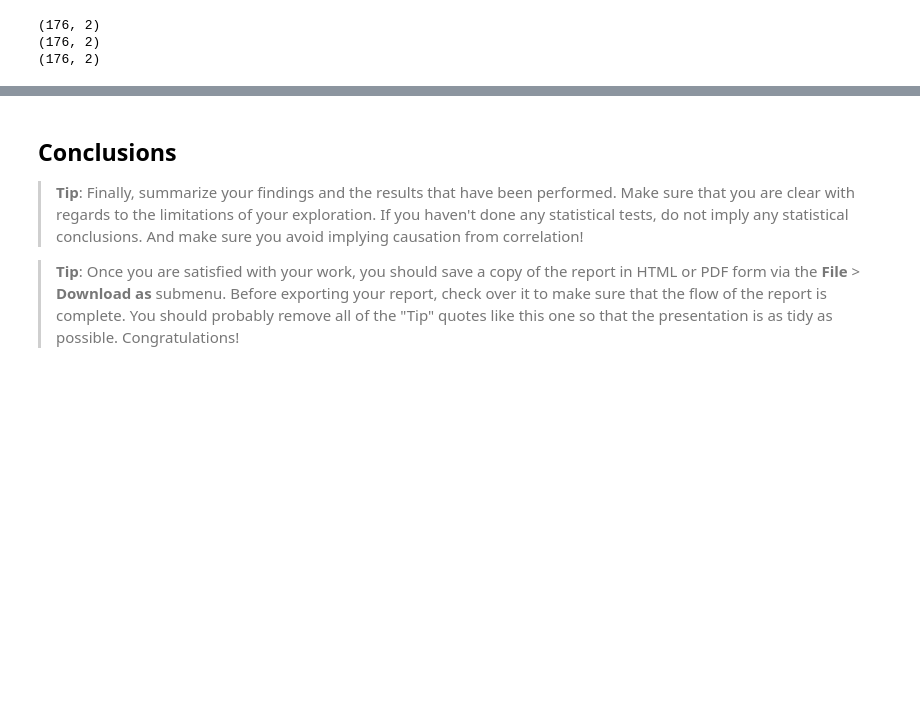
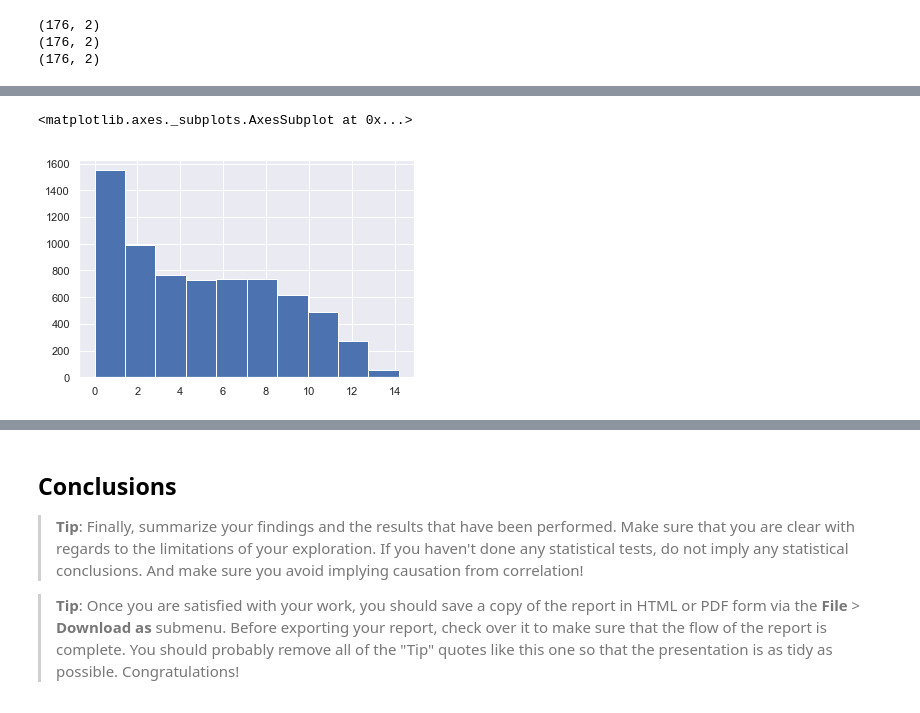
Before and after one commit to suefenali/data_analysis_nanodegree, a Jupyter notebook: project_2/investigate-a-dataset-template.ipynb, the cells around one changed output, grey strips where cells are left out. Drawn from its saved outputs; the diff is of its cells as text; code cells hidden in the pictures; blank space fills up the shorter version.

```diff
--- a/project_2/investigate-a-dataset-template.ipynb
+++ b/project_2/investigate-a-dataset-template.ipynb
@@ -707,0 +940,5 @@ dtype: int64
+# %%
+mean_years_in_school_2.women_mean.hist()
+# %% [output]
+<matplotlib.axes._subplots.AxesSubplot at 0x...>
+[figure, added]
```
Also changed, not shown: parts of 158 cells of this notebook.
